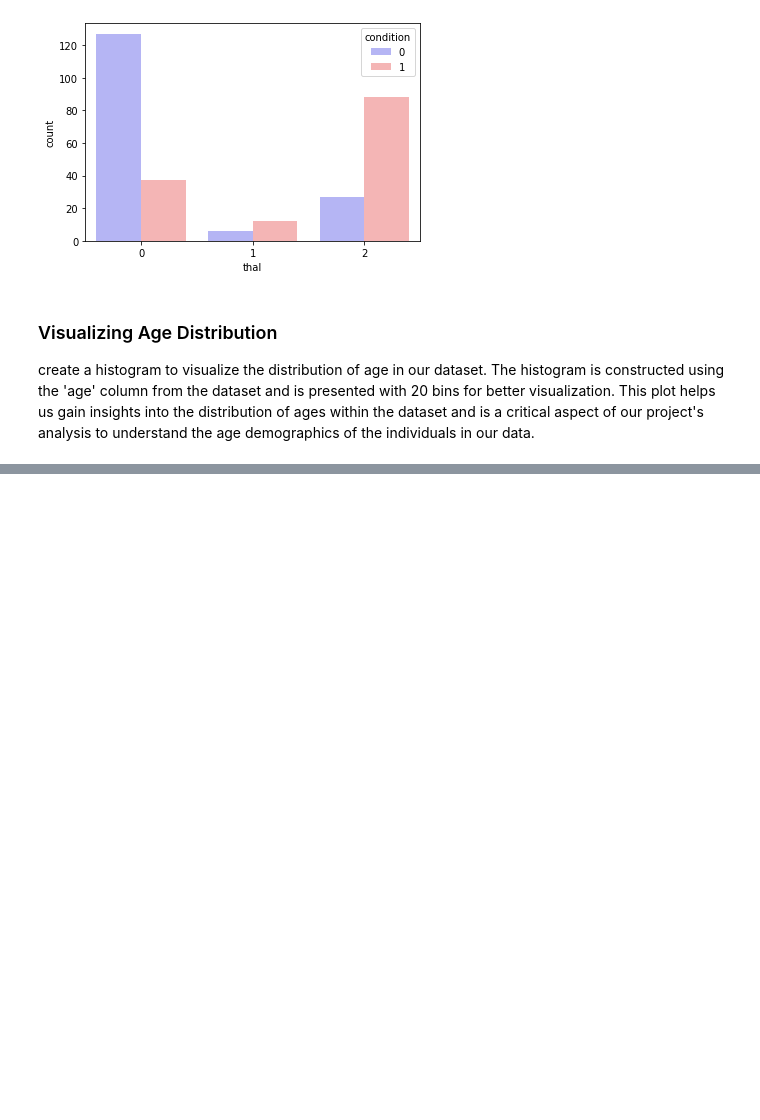
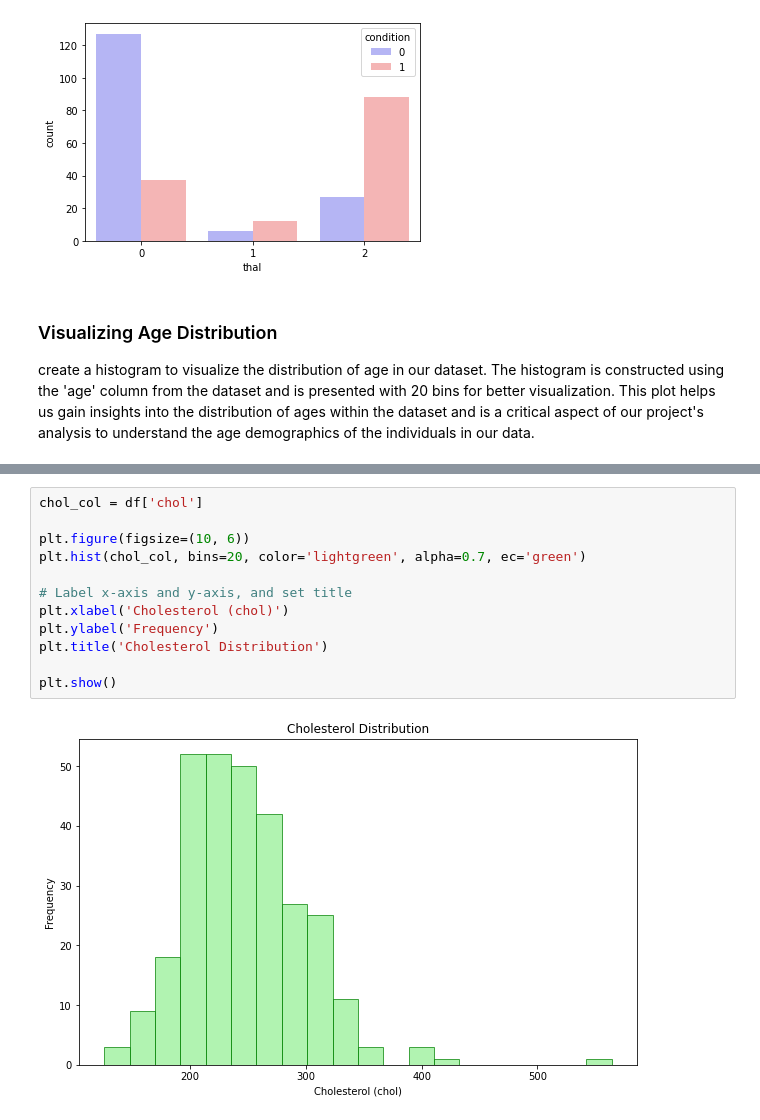
Before and after one commit to NandiSoham/Heart-Disease-Prediction, a Jupyter notebook: heart_disease_prediction.ipynb, the cells around one changed output, grey strips where cells are left out. Saved outputs shown, nothing was run; the diff lists cells and outputs as text; blank space fills up the shorter version.

```diff
--- a/heart_disease_prediction.ipynb
+++ b/heart_disease_prediction.ipynb
@@ -217,0 +236,14 @@ plt.show()
+# %%
+chol_col = df['chol']
+
+plt.figure(figsize=(10, 6))
+plt.hist(chol_col, bins=20, color='lightgreen', alpha=0.7, ec='green')
+
+# Label x-axis and y-axis, and set title
+plt.xlabel('Cholesterol (chol)')
+plt.ylabel('Frequency')
+plt.title('Cholesterol Distribution')
+
+plt.show()
+# %% [output]
+[figure, added]
```
Also changed, not shown: parts of 12 cells of this notebook.
